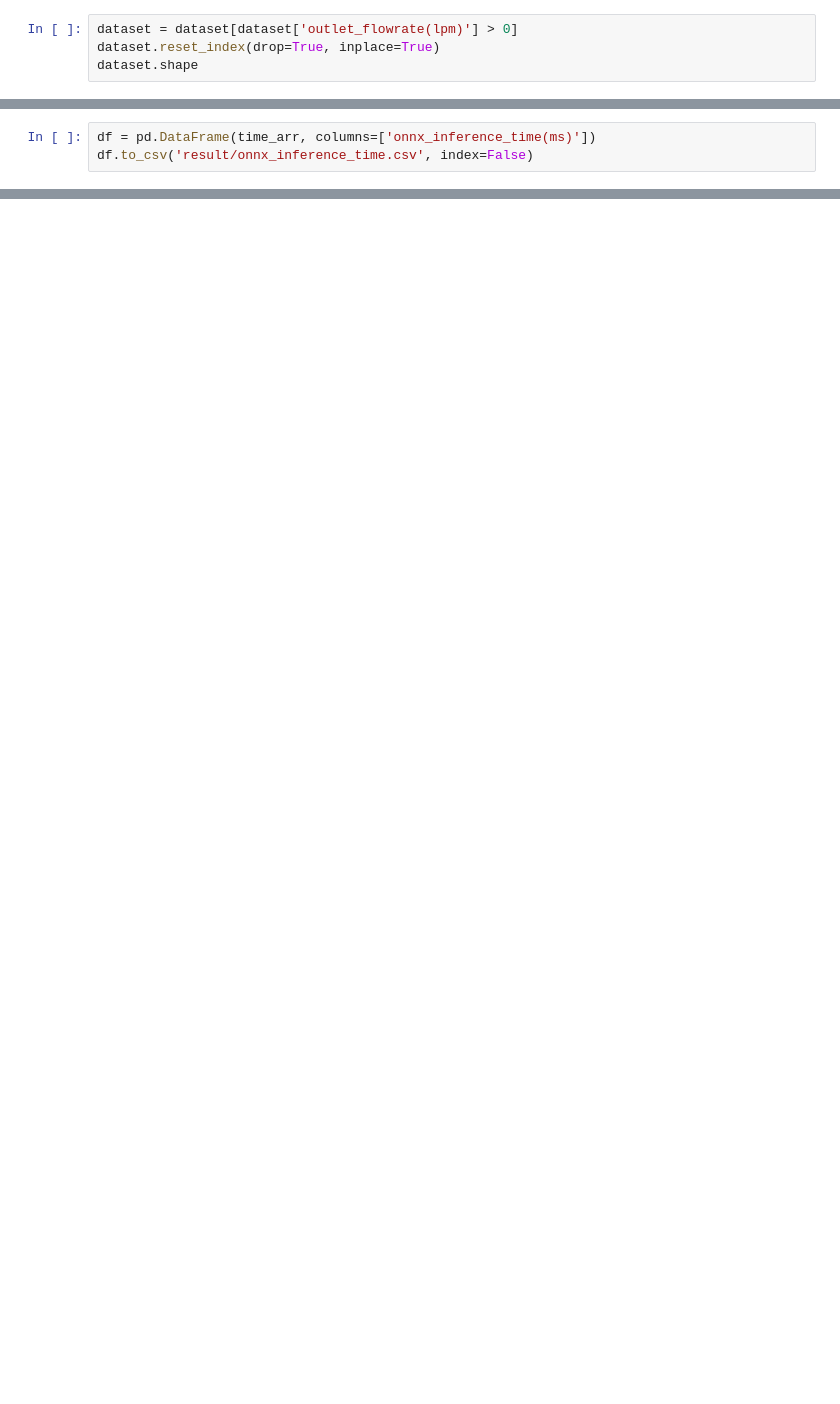
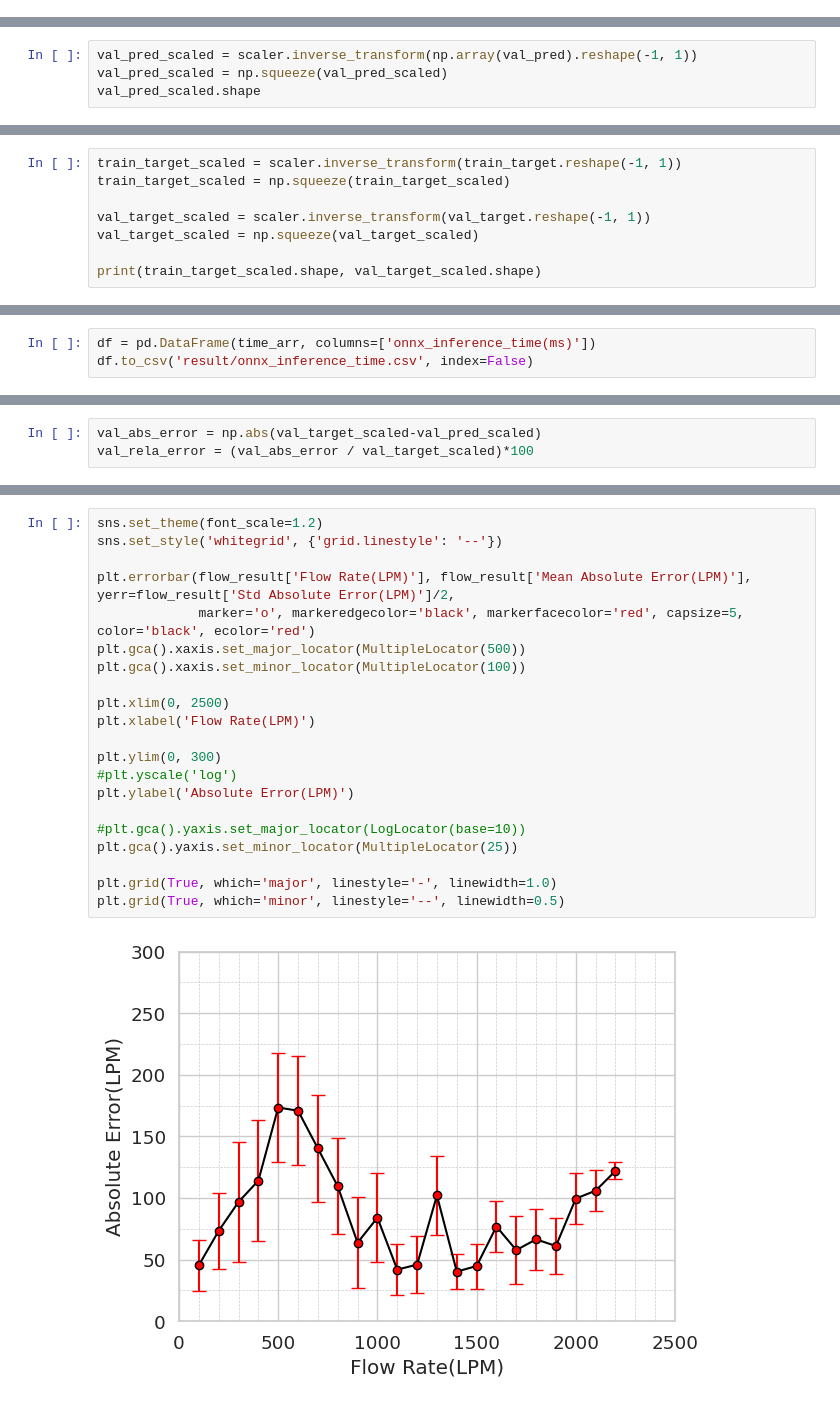
Before and after one commit to jinbeomjeong/estimate_venturi_pump_flow, a Jupyter notebook: analysis_onnx_model.ipynb, the cells around one changed output, grey strips where cells are left out. Saved outputs shown, nothing was run; the diff lists cells and outputs as text; blank space fills up the shorter version.

```diff
--- a/analysis_onnx_model.ipynb
+++ b/analysis_onnx_model.ipynb
@@ -34,4 +28,0 @@ dataset.shape
-# %%
-dataset = dataset[dataset['outlet_flowrate(lpm)'] > 0]
-dataset.reset_index(drop=True, inplace=True)
-dataset.shape
@@ -96,0 +127,4 @@ Average inference time per data sequence: 0.559 mile seconds
+# %%
+val_pred_scaled = scaler.inverse_transform(np.array(val_pred).reshape(-1, 1))
+val_pred_scaled = np.squeeze(val_pred_scaled)
+val_pred_scaled.shape
@@ -96,0 +133,8 @@ Average inference time per data sequence: 0.559 mile seconds
+# %%
+train_target_scaled = scaler.inverse_transform(train_target.reshape(-1, 1))
+train_target_scaled = np.squeeze(train_target_scaled)
+
+val_target_scaled = scaler.inverse_transform(val_target.reshape(-1, 1))
+val_target_scaled = np.squeeze(val_target_scaled)
+
+print(train_target_scaled.shape, val_target_scaled.shape)
@@ -222,0 +154,3 @@ sns.scatterplot(np.array(time_list)*1000)
+# %%
+val_abs_error = np.abs(val_target_scaled-val_pred_scaled)
+val_rela_error = (val_abs_error / val_target_scaled)*100
@@ -222,0 +206,23 @@ sns.scatterplot(np.array(time_list)*1000)
+# %%
+sns.set_theme(font_scale=1.2)
+sns.set_style('whitegrid', {'grid.linestyle': '--'})
+
+plt.errorbar(flow_result['Flow Rate(LPM)'], flow_result['Mean Absolute Error(LPM)'], yerr=flow_result['Std Absolute Error(LPM)']/2,
+             marker='o', markeredgecolor='black', markerfacecolor='red', capsize=5, color='black', ecolor='red')
+plt.gca().xaxis.set_major_locator(MultipleLocator(500))
+plt.gca().xaxis.set_minor_locator(MultipleLocator(100))
+
+plt.xlim(0, 2500)
+plt.xlabel('Flow Rate(LPM)')
+
+plt.ylim(0, 300)
+#plt.yscale('log')
+plt.ylabel('Absolute Error(LPM)')
+
+#plt.gca().yaxis.set_major_locator(LogLocator(base=10))
+plt.gca().yaxis.set_minor_locator(MultipleLocator(25))
+
+plt.grid(True, which='major', linestyle='-', linewidth=1.0)
+plt.grid(True, which='minor', linestyle='--', linewidth=0.5)
+# %% [output]
+[figure, added]
```
Also changed, not shown: parts of 39 cells of this notebook, 2 other files.
